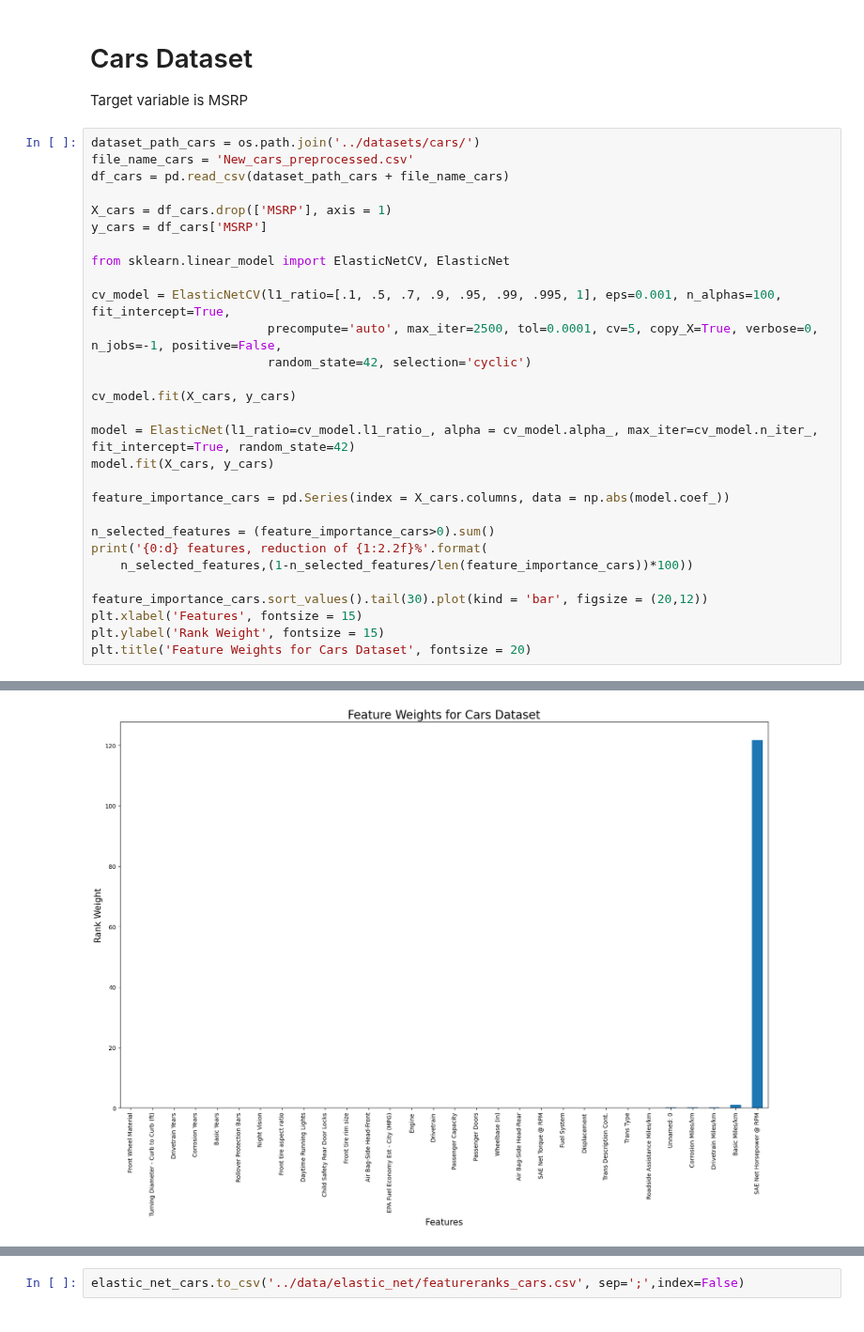
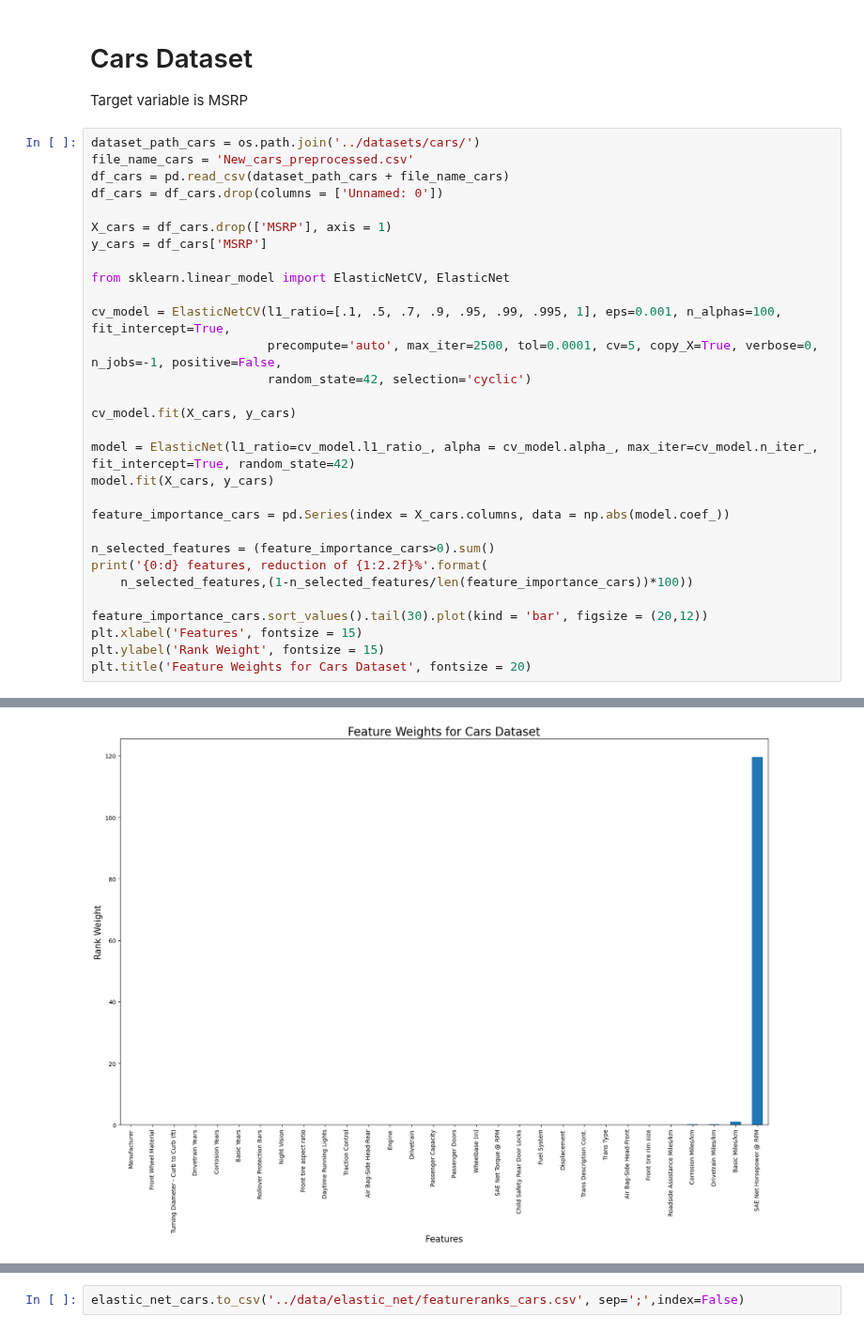
Before and after one commit to jorgedelpozolerida/KDS_Statistics_GroupProject, a Jupyter notebook: src/elastic_net.ipynb, the cells around one changed output, grey strips where cells are left out. Shown at 94% size. Drawn from its saved outputs; the diff is of its cells as text.

```diff
--- a/src/elastic_net.ipynb
+++ b/src/elastic_net.ipynb
@@ -156,6 +155,7 @@ Target variable is MSRP
 dataset_path_cars = os.path.join('../datasets/cars/')
 file_name_cars = 'New_cars_preprocessed.csv'
 df_cars = pd.read_csv(dataset_path_cars + file_name_cars)
+df_cars = df_cars.drop(columns = ['Unnamed: 0'])
 
 X_cars = df_cars.drop(['MSRP'], axis = 1)
 y_cars = df_cars['MSRP']
@@ -186,2 +186,2 @@ plt.title('Feature Weights for Cars Dataset', fontsize = 20)
 Text(0.5, 1.0, 'Feature Weights for Cars Dataset')
-[figure, old version]
+[figure, new version]
```
Also changed, not shown: parts of 12 cells of this notebook.
